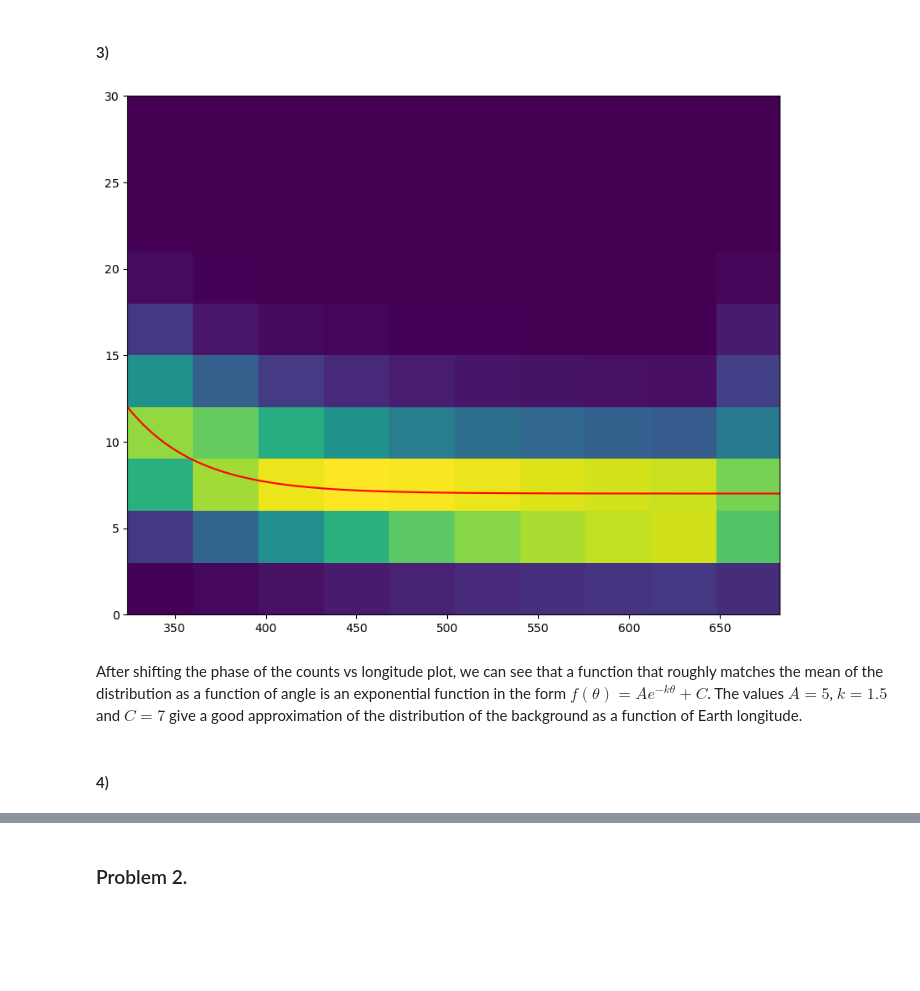
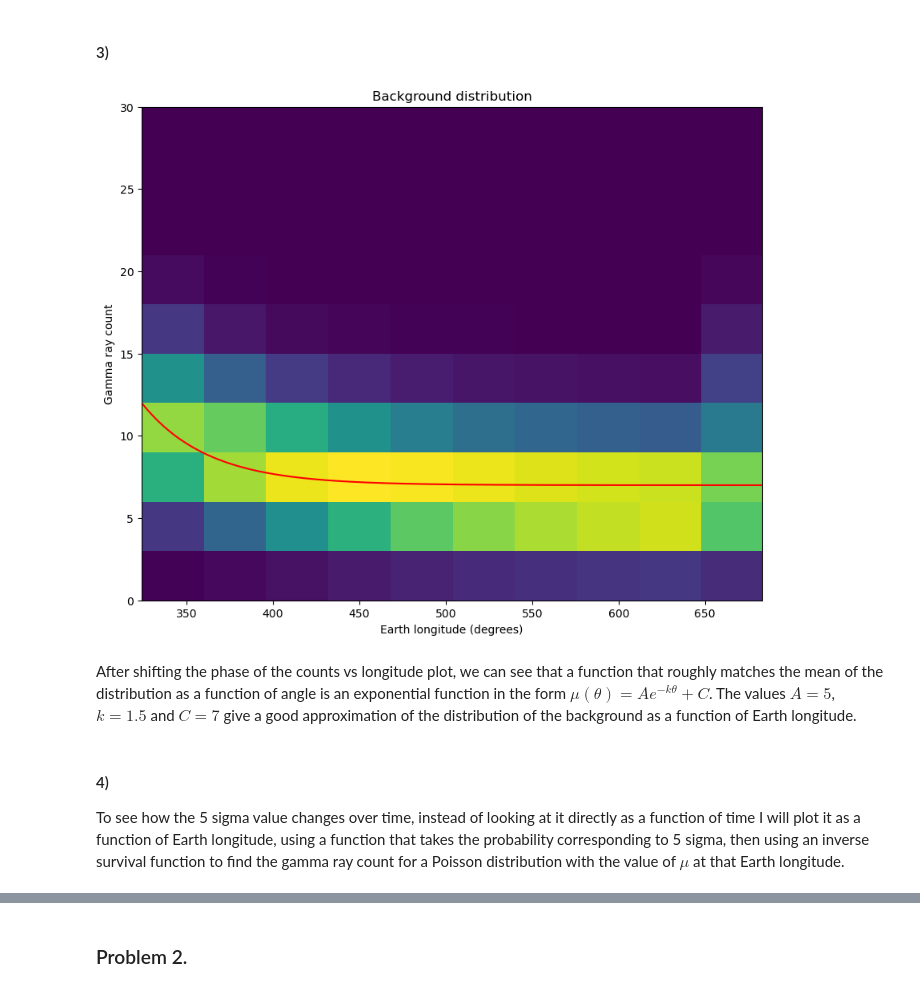
Before and after one commit to pgwart/PHYS434, a Jupyter notebook: lab4.ipynb, the cells around one changed output, grey strips where cells are left out. Cells and saved outputs as stored; diff of their text form; code cells hidden in the pictures; blank space fills up the shorter version.

```diff
--- a/lab4.ipynb
+++ b/lab4.ipynb
@@ -89,20 +89,25 @@ Here, it's much more clear how the background distribution changes with time. So
 # %%
 x0 = 324
 A = 5
 k = 1.5
 C = 7
 r = 2*np.pi/360 # convert degrees to radians
 
 x = np.linspace(x0, 360+x0, 1000)
 
 plt.hist2d(data[2,:], data[3,:])
 plt.hist2d(data[2,:]+360, data[3,:])
 plt.xlim(324,683)
 plt.plot(x, A*np.exp(-k*r*(x-x0))+C,c='r', label='Exponential function')
+plt.title('Background distribution')
+plt.xlabel('Earth longitude (degrees)')
+plt.ylabel('Gamma ray count')
 plt.show()
 # %% [output]
-[figure, old version]
+[figure, new version]
 # %% [markdown]
-After shifting the phase of the counts vs longitude plot, we can see that a function that roughly matches the mean of the distribution as a function of angle is an exponential function in the form $f(\theta) = Ae^{-k\theta}+C$. The values $A=5$, $k=1.5$ and $C=7$ give a good approximation of the distribution of the background as a function of Earth longitude.
+After shifting the phase of the counts vs longitude plot, we can see that a function that roughly matches the mean of the distribution as a function of angle is an exponential function in the form $\mu(\theta) = Ae^{-k\theta}+C$. The values $A=5$, $k=1.5$ and $C=7$ give a good approximation of the distribution of the background as a function of Earth longitude.
 # %% [markdown]
 #### 4)
+
+To see how the 5 sigma value changes over time, instead of looking at it directly as a function of time I will plot it as a function of Earth longitude, using a function that takes the probability corresponding to 5 sigma, then using an inverse survival function to find the gamma ray count for a Poisson distribution with the value of $\mu$ at that Earth longitude.
```
Also changed, not shown: parts of 20 cells of this notebook, 1 other file.
